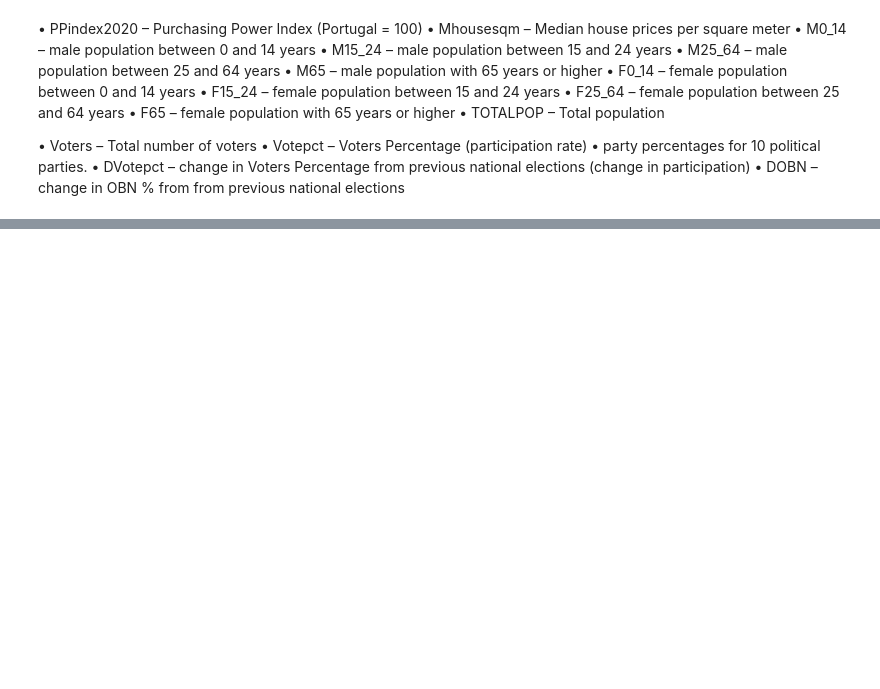
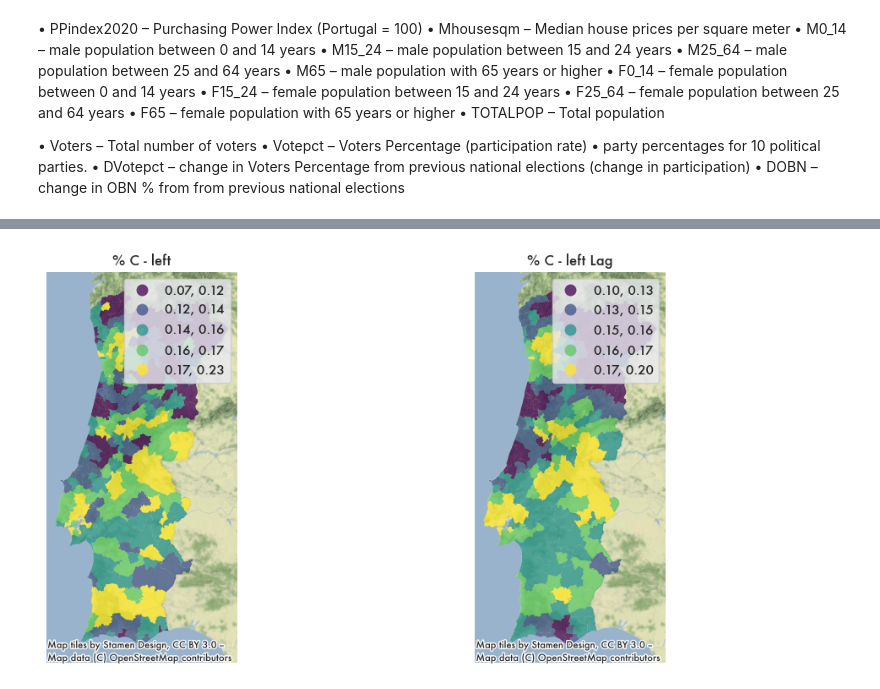
Before and after one commit to dhruv-pandit/ISEG_AEF, a Jupyter notebook: Spatial Econometrics/Spatial Econometrics 23/poli.ipynb, the cells around one changed output, grey strips where cells are left out. Saved outputs shown, nothing was run; the diff lists cells and outputs as text; code cells hidden in the pictures; blank space fills up the shorter version.

```diff
--- a/Spatial Econometrics/Spatial Econometrics 23/poli.ipynb
+++ b/Spatial Econometrics/Spatial Econometrics 23/poli.ipynb
@@ -225,0 +221,55 @@ plt.show()
+# %%
+new_gdf["Votepct_lag"] = weights.spatial_lag.lag_spatial(
+    w, new_gdf["Votepct"]
+)
+# %%
+new_gdf["Centre_l_w_lag"] = weights.spatial_lag.lag_spatial(
+    w, new_gdf["Centre_l_w"]
+)
+# %%
+new_gdf['Centre_l_w']  = new_gdf['Centre_l_w'] * 100
+# %%
+f, axs = plt.subplots(1, 2, figsize=(12, 6))
+ax1, ax2 = axs
+
+new_gdf.plot(
+    column="Centre_l_w",
+    cmap="viridis",
+    scheme="quantiles",
+    k=5,
+    edgecolor="white",
+    linewidth=0.0,
+    alpha=0.75,
+    legend=True,
+    ax=ax1,
+)
+ax1.set_axis_off()
+ax1.set_title("% C - left")
+contextily.add_basemap(
+    ax1,
+    crs=new_gdf.crs,
+    source=contextily.providers.Stamen.TerrainBackground,
+)
+
+new_gdf.plot(
+    column="Centre_l_w_lag",
+    cmap="viridis",
+    scheme="quantiles",
+    k=5,
+    edgecolor="white",
+    linewidth=0.0,
+    alpha=0.75,
+    legend=True,
+    ax=ax2,
+)
+ax2.set_axis_off()
+ax2.set_title("% C - left Lag")
+contextily.add_basemap(
+    ax2,
+    crs=new_gdf.crs,
+    source=contextily.providers.Stamen.TerrainBackground,
+)
+
+plt.show()
+# %% [output]
+[figure, added]
```
Also changed, not shown: parts of 28 cells of this notebook, 18 other files.
